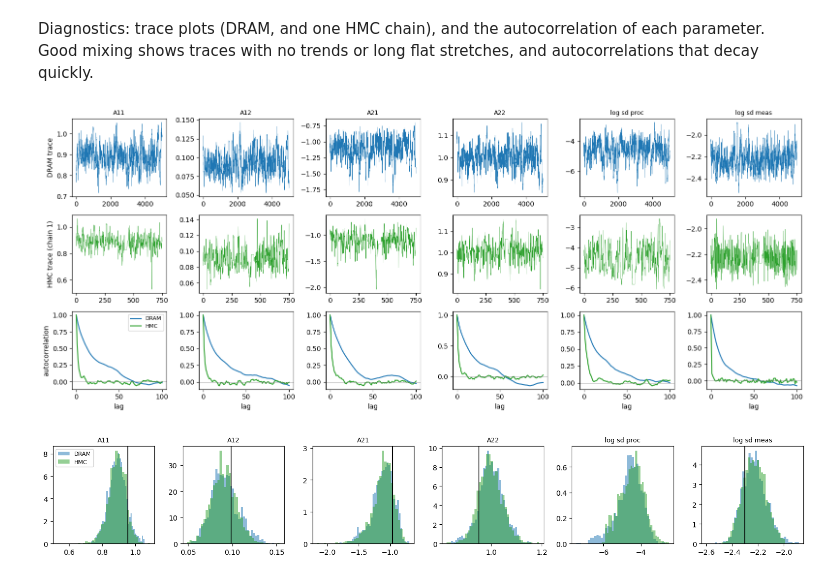
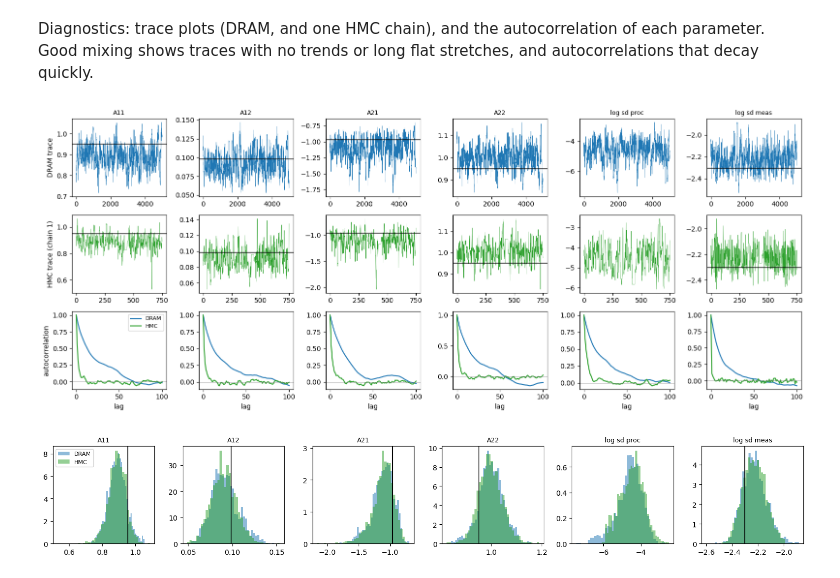
Before and after one commit to ngalioto/bside, a Jupyter notebook: examples/linear_pendulum.ipynb, the cells around one changed output. Cells and saved outputs as stored; diff of their text form; code cells hidden in the pictures.

```diff
--- a/examples/linear_pendulum.ipynb
+++ b/examples/linear_pendulum.ipynb
@@ -62,15 +62,20 @@ covariance by its log-Cholesky factor. With a diagonal mask and a shared
 index, entry $\theta_j$ is $\log\sigma$ and the covariance is $\sigma^2 I$.
 The priors are flat on $A$ and half-normal on the two variances.
 # %%
-diag = torch.eye(2, dtype=torch.bool)
-A = bside.Matrix(torch.eye(2), mask=torch.ones(2, 2, dtype=torch.bool), indices=torch.arange(4))
-Sigma = bside.CholeskyMatrix(0.01 * torch.eye(2), mask=diag, indices=torch.tensor([4, 4]))
-Gamma = bside.CholeskyMatrix(0.01 * torch.eye(2), mask=diag, indices=torch.tensor([5, 5]))
-model = bside.SSM(
-    xdim=xdim, ydim=ydim,
-    dynamics=bside.LinearGaussianModel(model=bside.LinearModel(A), noise_cov=Sigma),
-    observations=bside.LinearGaussianModel(model=bside.LinearModel(bside.Matrix(torch.eye(2))), noise_cov=Gamma),
-)
+def linear_model():
+    """Learnable linear model: theta = (A11, A12, A21, A22, log sd proc, log sd meas)."""
+    diag = torch.eye(2, dtype=torch.bool)
+    A = bside.Matrix(torch.eye(2), mask=torch.ones(2, 2, dtype=torch.bool), indices=torch.arange(4))
+    Sigma = bside.CholeskyMatrix(0.01 * torch.eye(2), mask=diag, indices=torch.tensor([4, 4]))
+    Gamma = bside.CholeskyMatrix(0.01 * torch.eye(2), mask=diag, indices=torch.tensor([5, 5]))
+    return bside.SSM(
+        xdim=xdim, ydim=ydim,
+        dynamics=bside.LinearGaussianModel(model=bside.LinearModel(A), noise_cov=Sigma),
+        observations=bside.LinearGaussianModel(model=bside.LinearModel(bside.Matrix(torch.eye(2))), noise_cov=Gamma),
+    )
+
+
+model = linear_model()
 
 
 def log_prior(theta, tau=1.0):
@@ -198,23 +204,26 @@ stretches, and autocorrelations that decay quickly.
 # %%
 acf_dram = bside.autocorrelation(dram_samples, max_lag=100)
 acf_hmc = bside.autocorrelation(hmc_chains, max_lag=100)
 fig, axes = plt.subplots(3, 6, figsize=(16, 6.5))
 for i in range(6):
     axes[0, i].plot(dram_samples[:, i], color='C0', lw=0.4)
     axes[0, i].set_title(param_names[i], fontsize=9)
     axes[1, i].plot(hmc_chains[:, 0, i], color='C2', lw=0.4)
+    if torch.isfinite(theta_true[i]):
+        for row in (0, 1):
+            axes[row, i].axhline(theta_true[i], color='k', lw=1)
     axes[2, i].plot(acf_dram[:, i], color='C0', label='DRAM')
     axes[2, i].plot(acf_hmc[:, i], color='C2', label='HMC')
     axes[2, i].axhline(0, color='gray', lw=0.5)
     axes[2, i].set_xlabel('lag')
 axes[0, 0].set_ylabel('DRAM trace')
 axes[1, 0].set_ylabel('HMC trace (chain 1)')
 axes[2, 0].set_ylabel('autocorrelation')
 axes[2, 0].legend(fontsize=8)
 fig.tight_layout()
 plt.show()
 # %% [output]
-[figure, old version]
+[figure, new version]
 # %%
 fig, axes = plt.subplots(1, 6, figsize=(15, 2.6))
 for i, ax in enumerate(axes):
```
Also changed, not shown: parts of 10 cells of this notebook, 10 other files.
